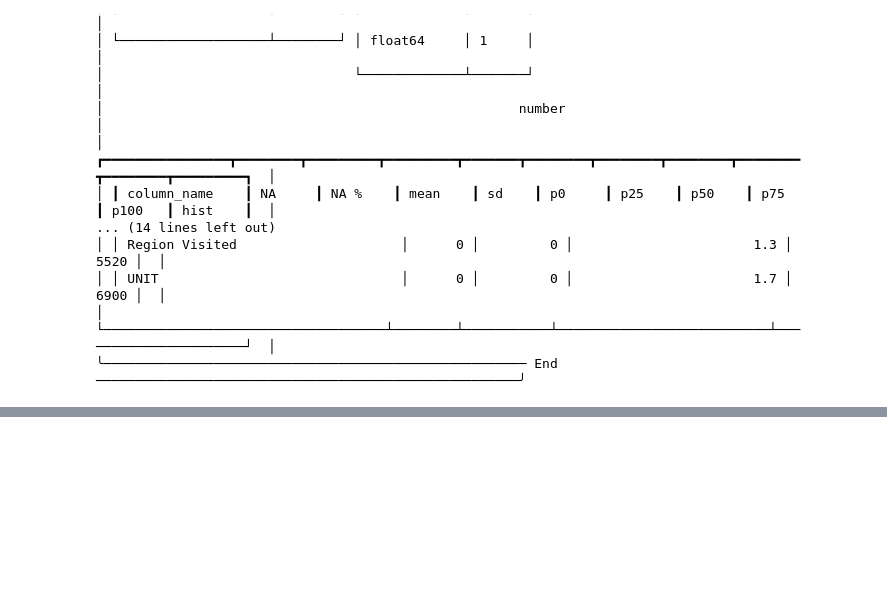
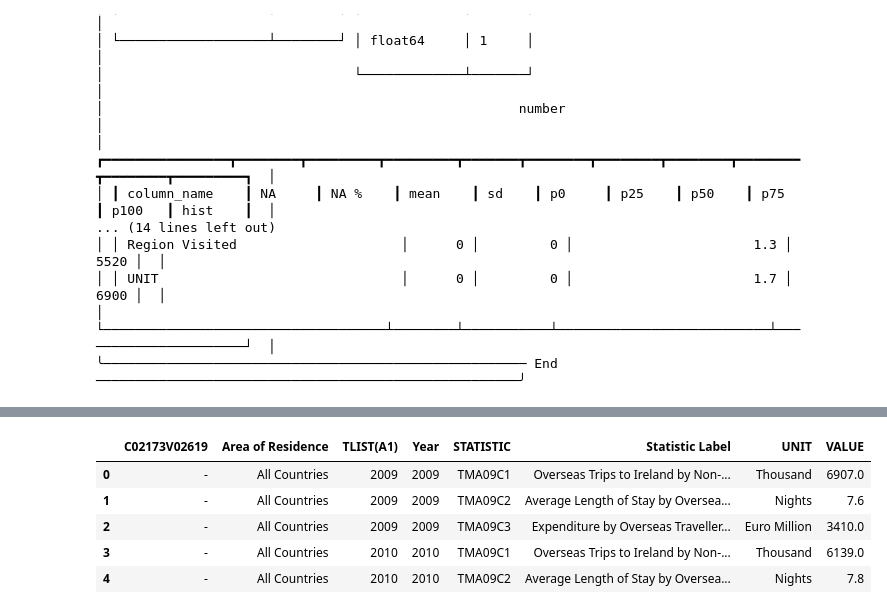
Before and after one commit to sba21725/MSC_DA_CA1, a Jupyter notebook: 01 Data Preparation.ipynb, the cells around one changed output, grey strips where cells are left out. Saved outputs shown, nothing was run; the diff lists cells and outputs as text; code cells hidden in the pictures; blank space fills up the shorter version.

```diff
--- a/01 Data Preparation.ipynb
+++ b/01 Data Preparation.ipynb
@@ -201,0 +229,9 @@ dfSummary(df)
+# %%
+tma09_df.head()
+# %% [output]
+|  | C02173V02619 | Area of Residence | TLIST(A1) | Year | STATISTIC | Statistic Label | UNIT | VALUE |
+| 0 | - | All Countries | 2009 | 2009 | TMA09C1 | Overseas Trips to Ireland by Non-... | Thousand | 6907.0 |
+| 1 | - | All Countries | 2009 | 2009 | TMA09C2 | Average Length of Stay by Oversea... | Nights | 7.6 |
+| 2 | - | All Countries | 2009 | 2009 | TMA09C3 | Expenditure by Overseas Traveller... | Euro Million | 3410.0 |
+| 3 | - | All Countries | 2010 | 2010 | TMA09C1 | Overseas Trips to Ireland by Non-... | Thousand | 6139.0 |
+| 4 | - | All Countries | 2010 | 2010 | TMA09C2 | Average Length of Stay by Oversea... | Nights | 7.8 |
```
Also changed, not shown: parts of 19 cells of this notebook.
